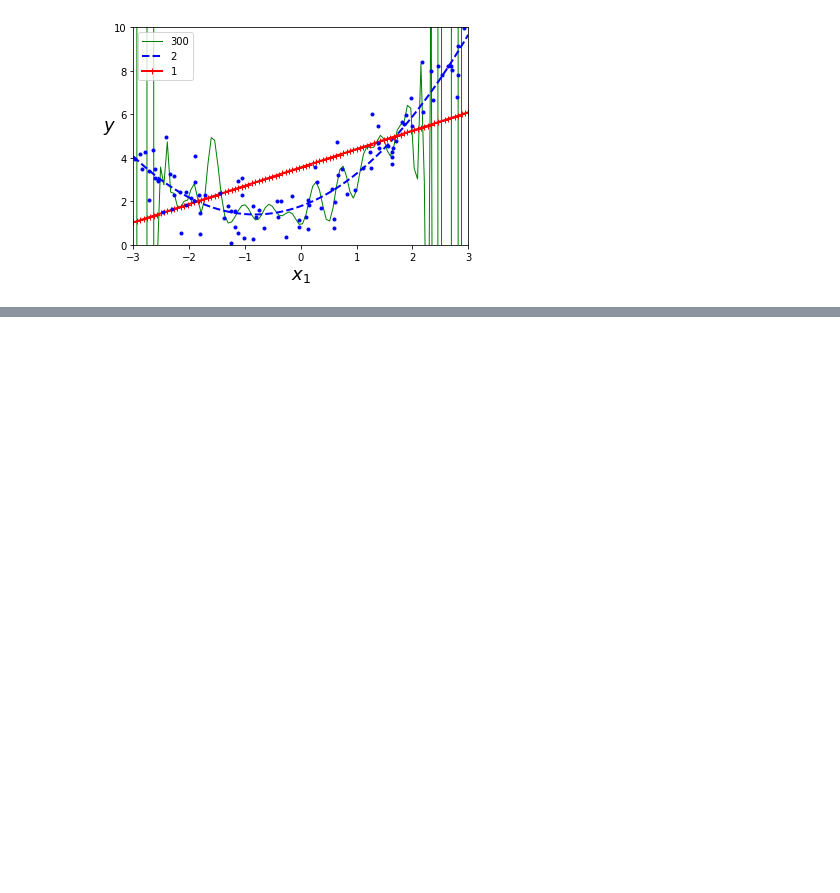
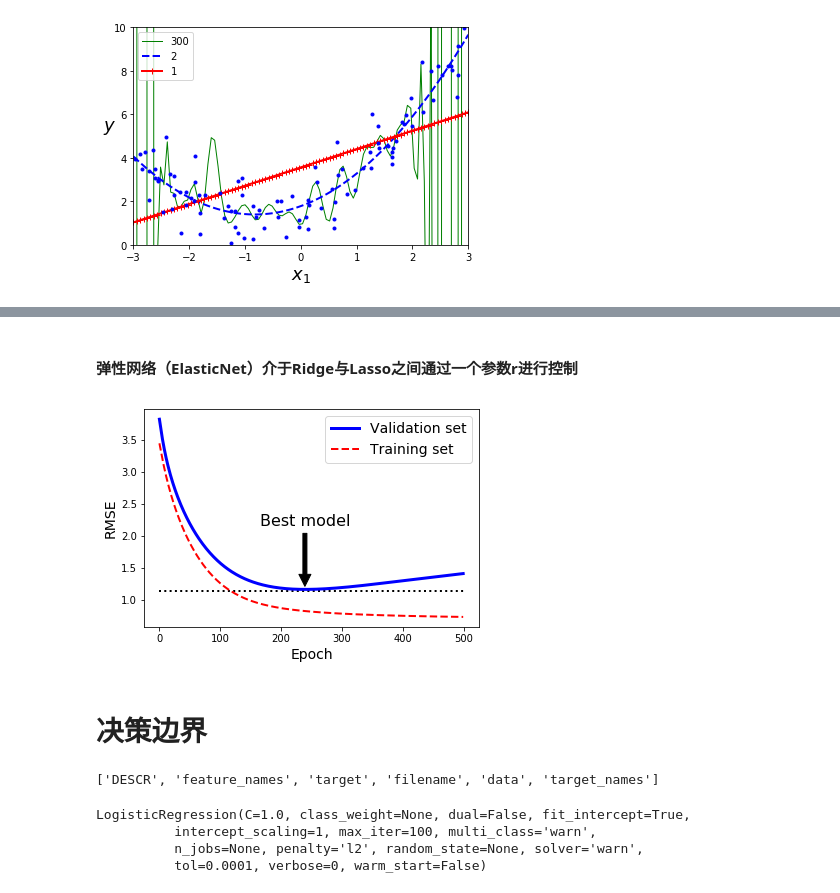
Before and after one commit to JackDemo/hands-on-ml-with-sklearn-and-tf, a Jupyter notebook: Section_4.ipynb, the cells around one changed output, grey strips where cells are left out. Cells and saved outputs as stored; diff of their text form; code cells hidden in the pictures; blank space fills up the shorter version.

```diff
--- a/Section_4.ipynb
+++ b/Section_4.ipynb
@@ -342,0 +403,65 @@ plt.show()                        # not shown
+# %% [markdown]
+#### 弹性网络（ElasticNet）介于Ridge与Lasso之间通过一个参数r进行控制
+# %%
+np.random.seed(42)
+m = 100
+X = 6 * np.random.rand(m, 1) - 3
+y = 2 + X + 0.5 * X**2 + np.random.randn(m, 1)
+
+X_train, X_val, y_train, y_val = train_test_split(X[:50], y[:50].ravel(), test_size=0.5, random_state=10)
+
+poly_scaler = Pipeline([
+        ("poly_features", PolynomialFeatures(degree=90, include_bias=False)),
+        ("std_scaler", StandardScaler()),
+    ])
+
+X_train_poly_scaled = poly_scaler.fit_transform(X_train)
+X_val_poly_scaled = poly_scaler.transform(X_val)
+
+sgd_reg = SGDRegressor(max_iter=1,
+                       tol=-np.infty,
+                       penalty=None,
+                       eta0=0.0005,
+                       warm_start=True,
+                       learning_rate="constant",
+                       random_state=42)
+
+n_epochs = 500
+train_errors, val_errors = [], []
+for epoch in range(n_epochs):
+    sgd_reg.fit(X_train_poly_scaled, y_train)
+    y_train_predict = sgd_reg.predict(X_train_poly_scaled)
+    y_val_predict = sgd_reg.predict(X_val_poly_scaled)
+    train_errors.append(mean_squared_error(y_train, y_train_predict))
+    val_errors.append(mean_squared_error(y_val, y_val_predict))
+
+best_epoch = np.argmin(val_errors)
+best_val_rmse = np.sqrt(val_errors[best_epoch])
+
+plt.annotate('Best model',
+             xy=(best_epoch, best_val_rmse),
+             xytext=(best_epoch, best_val_rmse + 1),
+             ha="center",
+             arrowprops=dict(facecolor='black', shrink=0.05),
+             fontsize=16,
+            )
+
+best_val_rmse -= 0.03  # just to make the graph look better
+plt.plot([0, n_epochs], [best_val_rmse, best_val_rmse], "k:", linewidth=2)
+plt.plot(np.sqrt(val_errors), "b-", linewidth=3, label="Validation set")
+plt.plot(np.sqrt(train_errors), "r--", linewidth=2, label="Training set")
+plt.legend(loc="upper right", fontsize=14)
+plt.xlabel("Epoch", fontsize=14)
+plt.ylabel("RMSE", fontsize=14)
+#save_fig("early_stopping_plot")
+plt.show()
+# %% [output]
+[figure, added]
+# %% [markdown]
+# 决策边界
+# %%
+from sklearn import datasets
+iris = datasets.load_iris()
+list(iris.keys())
+# %% [output]
+['DESCR', 'feature_names', 'target', 'filename', 'data', 'target_names']
@@ -342,0 +471,9 @@ plt.show()                        # not shown
+# %%
+from sklearn.linear_model import LogisticRegression
+log_reg = LogisticRegression()
+log_reg.fit(X, y)
+# %% [output]
+LogisticRegression(C=1.0, class_weight=None, dual=False, fit_intercept=True,
+          intercept_scaling=1, max_iter=100, multi_class='warn',
+          n_jobs=None, penalty='l2', random_state=None, solver='warn',
+          tol=0.0001, verbose=0, warm_start=False)
```
Also changed, not shown: parts of 13 cells of this notebook.
